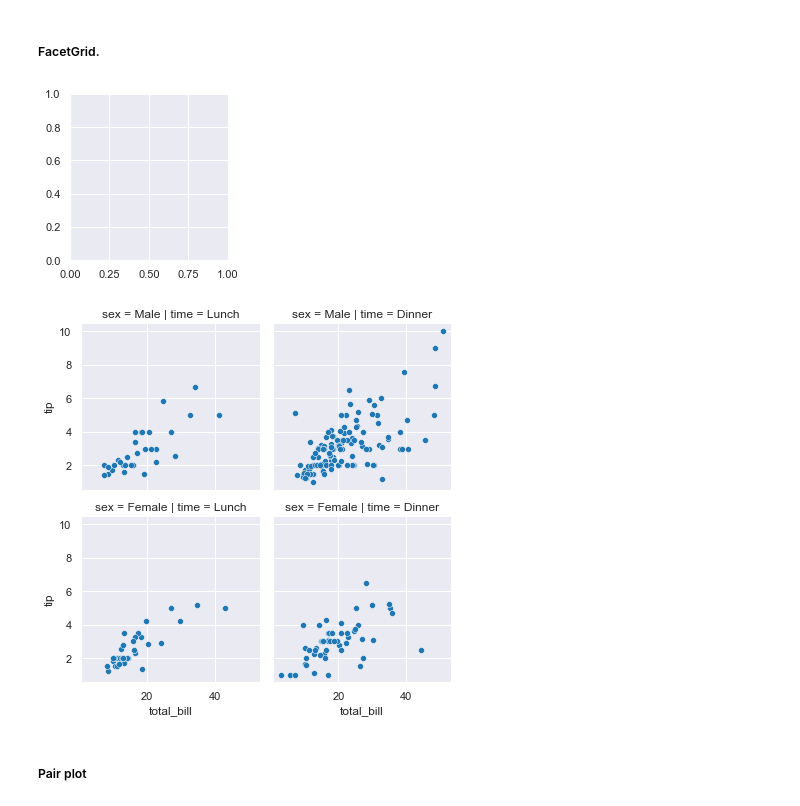
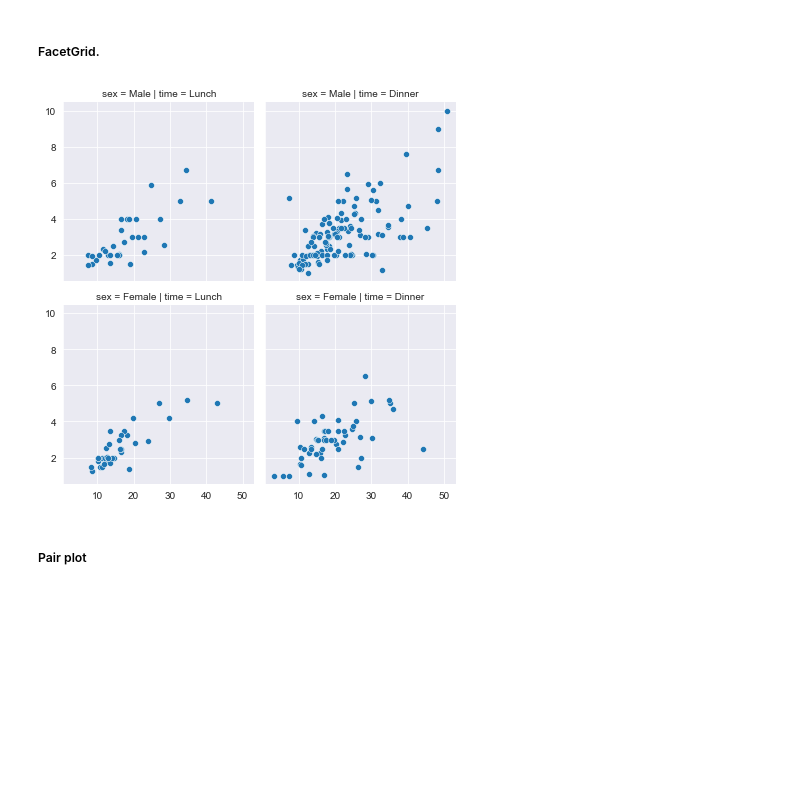
Before and after one commit to OSMAN1144/NOTES, a Jupyter notebook: 10 Seaborn/Seaborn.ipynb, the cells around one changed output. Cells and saved outputs as stored; diff of their text form; code cells hidden in the pictures; blank space fills up the shorter version.

```diff
--- a/10 Seaborn/Seaborn.ipynb
+++ b/10 Seaborn/Seaborn.ipynb
@@ -66,12 +66,11 @@ df.head()
 <u>e.g sns.set_style('dark')</u>
 # %%
 # Let's applying these themes
-
 #load dataset tips
 tips = sns.load_dataset('tips')
 
 # preset themes
-#sns.set_style('grid')
+sns.set_style('darkgrid')
 
 # plot
 sns.stripplot(x="day", y="total_bill", data=tips)
@@ -124,7 +123,7 @@ tips = sns.load_dataset('tips')
 
 # preset themes
 sns.set_style('darkgrid')
-sns.set_context('paper')
+sns.set_context('notebook')
 
 # plot
 sns.stripplot(x="day", y="total_bill", data=tips)
@@ -140,9 +139,9 @@ x = list(range(0, 6))
 y = [n**2 for n in x]
 
 #sns.set_style('whitegrid')
-sns.set_context('poster', font_scale=1, rc={'lines.linewidth': 6, 'grid.linewidth': 6})
+#sns.set_context('poster', font_scale=1, rc={'lines.linewidth': 6, 'grid.linewidth': 6})
 
 # plot
-sns.lineplot(x=x, y=y, marker='s', linestyle=':')
+sns.lineplot(x=x, y=y, marker='o', linestyle='-.')
 plt.show()
 # %% [output]
@@ -576,17 +598,16 @@ iris
 ##### FacetGrid.
 # %%
 # Calling the constructor requires a long-form data object. This initializes the grid, but doesn’t plot anything on it:
-sns.FacetGrid(tips)
+#sns.FacetGrid(tips)
 
 #Assign column and/or row variables to add more subplots to the figure:
 face=sns.FacetGrid(tips, col="time", row="sex")
 
 #To draw a plot on every facet, pass a function and the name of one or more columns in the dataframe to FacetGrid.map()
-face.map(sns.scatterplot, "total_bill", "tip")
+face.map_dataframe(sns.scatterplot, x="total_bill", y="tip")
 plt.show()
 # %% [output]
-[figure, old version]
+[figure, new version]
-[figure, removed]
 # %% [markdown]
 ##### Pair plot
 # %%
```
Also changed, not shown: parts of 24 cells of this notebook, 6 other files.
